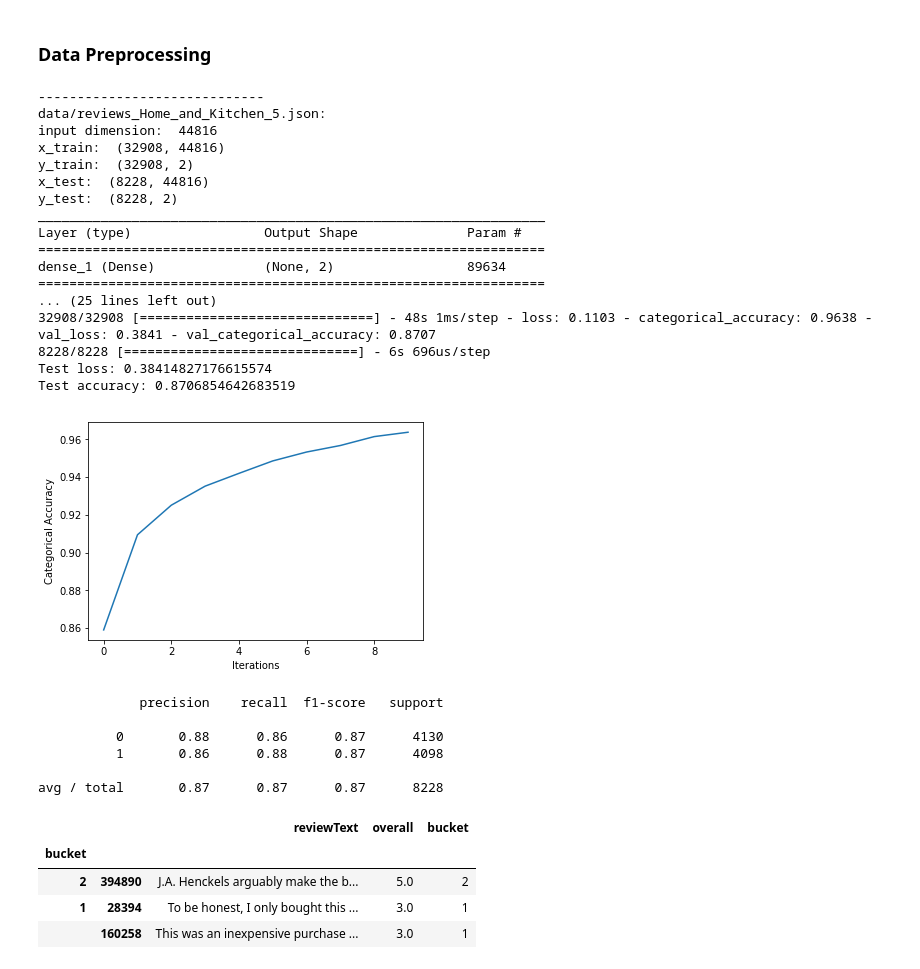
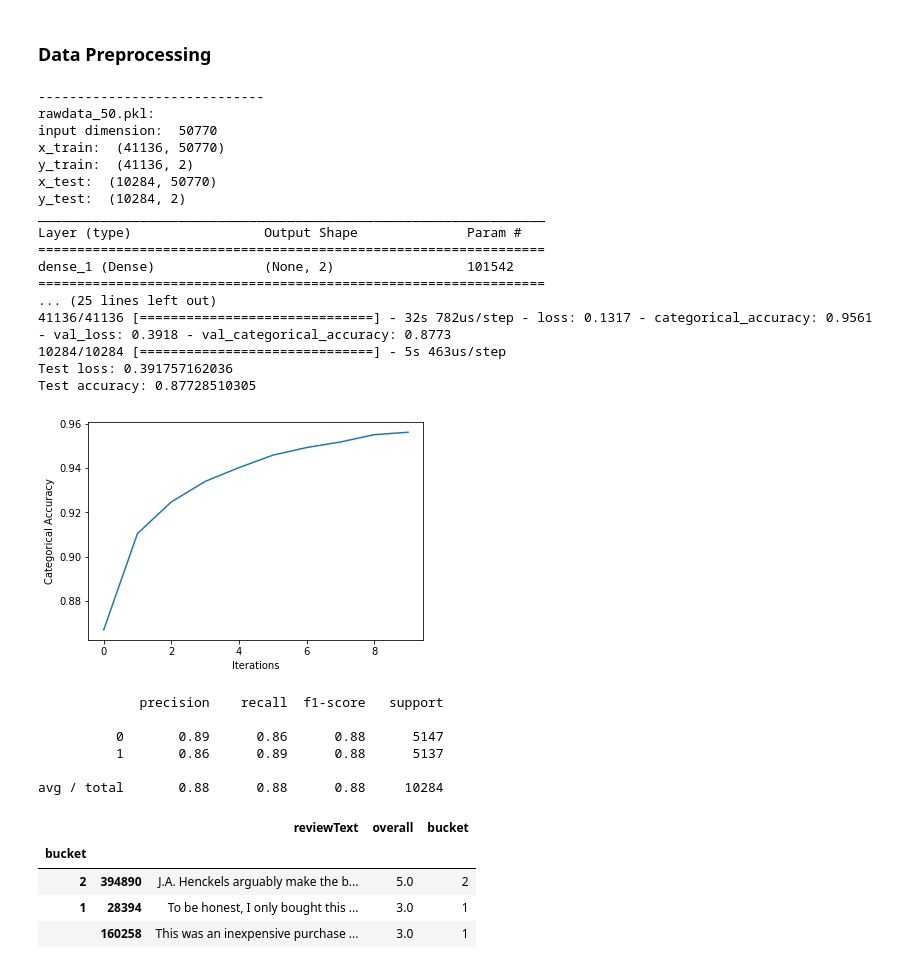
Before and after one commit to vwslz/Adversarial-Product-Review-Generation-with-Word-Replacements, a Jupyter notebook: SVM.ipynb, the cells around one changed output. Drawn from its saved outputs; the diff is of its cells as text; code cells hidden in the pictures.

Commit message:
test adversial on SVM finished

```diff
--- a/SVM.ipynb
+++ b/SVM.ipynb
@@ -51,31 +39,17 @@ randomShuffle = ShuffleSplit(n_splits=1, test_size=.2, random_state=0)
 # %% [markdown]
 ### Data Preprocessing
-# %%
-def getXY(filename, num_class):
-    data = pd.read_json(filename, lines=True, orient="frame")
-    data['overall'] = np.where(data['overall'] < 3, 0, data.overall)
-    data['overall'] = np.where(data['overall'] > 3, 1, data.overall)
-
-    # down sample
-    data_0 = data.loc[data['overall'] == 0]
-    data_0 = data_0.sample(frac=0.4)
-    data_1 = data.loc[data['overall'] == 1].sample(len(data_0))
-
-    data = data_0.append(data_1).sample(frac=1)
-
-    good_columns = [3]
-    onehot_encoder = OneHotEncoder(sparse=False)
-    data_X = data.iloc[:, good_columns]
-    data_Y = data.iloc[:, 2]
-
-    reviewTextList = data.reviewText.values
-    t.fit_on_texts(reviewTextList)
-
-    text = t.texts_to_matrix(reviewTextList, mode='count')
-
-    data_X = text
-    data_Y = np_utils.to_categorical(data_Y, num_class)
-    return data_X, data_Y, text.shape[1]
+# %%
+def getXY(filename_data, num_class):
+    data = pd.read_pickle(filename_data)
+
+    reviewTextList = data.reviewText.values
+    t.fit_on_texts(reviewTextList)
+    text = t.texts_to_matrix(reviewTextList, mode='count')
+
+    data_X = text
+    data_Y = data['overall']
+    data_Y = np_utils.to_categorical(data_Y, num_class)
+    return data_X, data_Y, text.shape[1]
 # %%
 def SVMModel(num_class, input_dim, x_train, x_test, y_train, y_test, batch_size, epochs, name_model):
     print("x_train: ", x_train.shape)
@@ -87,7 +61,7 @@ def SVMModel(num_class, input_dim, x_train, x_test, y_train, y_test, batch_size,
 #     print('y_train:',y_train[0])
 #     print('y_test',y_test[0])
     model = Sequential()
-    model.add(Dense(2,input_dim=input_dim,activation='softmax'))
+    model.add(Dense(2,input_dim=input_dim,activation='softmax', kernel_regularizer=l2(l2_lambda)))
     print(model.summary())
     model.compile(optimizer='adam',loss='categorical_crossentropy',metrics=['categorical_accuracy'])
     history=model.fit(x_train,y_train,
@@ -115,41 +86,41 @@ num_class = 2
 # %%
 for filename in filenames:
     print("-----------------------------")
     print(filename + ":")
     X, Y, input_dim = getXY(filename, num_class)
     print("input dimension: ", input_dim)
     for train_index, test_index in randomShuffle.split(X):
         X_train = X[train_index]
         Y_train = Y[train_index, :]
         X_test = X[test_index]
         Y_test = Y[test_index, :]
 
-        SVMModel(num_class, input_dim, X_train, X_test, Y_train, Y_test, 10, 10, 'SVM.H5')
+        SVMModel(num_class, input_dim, X_train, X_test, Y_train, Y_test, batch_size, 10, 'SVM.H5')
 # %% [output]
 -----------------------------
-data/reviews_Home_and_Kitchen_5.json:
-input dimension:  44816
-x_train:  (32908, 44816)
-y_train:  (32908, 2)
-x_test:  (8228, 44816)
-y_test:  (8228, 2)
+rawdata_50.pkl:
+input dimension:  50770
+x_train:  (41136, 50770)
+y_train:  (41136, 2)
+x_test:  (10284, 50770)
+y_test:  (10284, 2)
 _________________________________________________________________
 Layer (type)                 Output Shape              Param #
 =================================================================
-dense_1 (Dense)              (None, 2)                 89634
+dense_1 (Dense)              (None, 2)                 101542
 =================================================================
 ... (25 lines left out)
-32908/32908 [==============================] - 48s 1ms/step - loss: 0.1103 - categorical_accuracy: 0.9638 - val_loss: 0.3841 - val_categorical_accuracy: 0.8707
-8228/8228 [==============================] - 6s 696us/step
-Test loss: 0.38414827176615574
-Test accuracy: 0.8706854642683519
+41136/41136 [==============================] - 32s 782us/step - loss: 0.1317 - categorical_accuracy: 0.9561 - val_loss: 0.3918 - val_categorical_accuracy: 0.8773
+10284/10284 [==============================] - 5s 463us/step
+Test loss: 0.391757162036
+Test accuracy: 0.87728510305
-[figure, old version]
+[figure, new version]
              precision    recall  f1-score   support
 
-          0       0.88      0.86      0.87      4130
-          1       0.86      0.88      0.87      4098
+          0       0.89      0.86      0.88      5147
+          1       0.86      0.89      0.88      5137
 
-avg / total       0.87      0.87      0.87      8228
+avg / total       0.88      0.88      0.88     10284
 # %%
 model = load_model('SVM.h5')
 # %%
```
Also changed, not shown: parts of 8 cells of this notebook, 4 other files.
